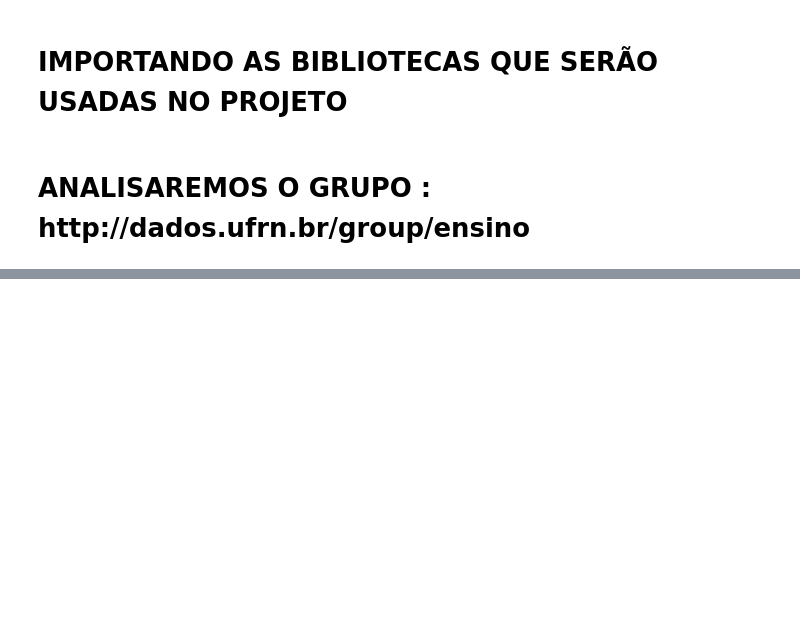
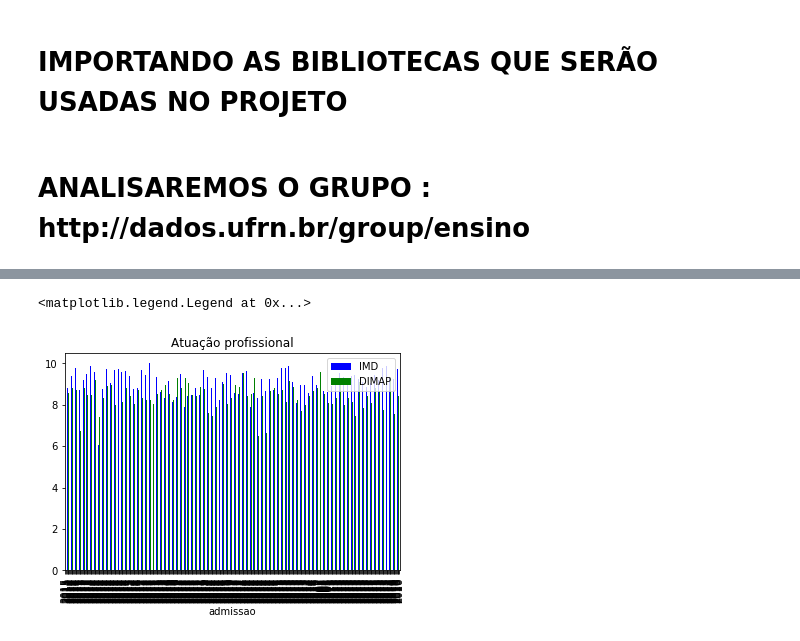
Before and after one commit to natanfernandes/ProjetoProbabilidade, a Jupyter notebook: Projeto Probabilidade(JOÃO).ipynb, the cells around one changed output, grey strips where cells are left out. Drawn from its saved outputs; the diff is of its cells as text; code cells hidden in the pictures; blank space fills up the shorter version.

```diff
--- a/Projeto Probabilidade(JOÃO).ipynb
+++ b/Projeto Probabilidade(JOÃO).ipynb
@@ -121,3 +82,12 @@ docentes_avaliacao_dimap_2017 = docentes_avaliacao_dimap[docentes_avaliacao_dima
 docentes_avaliacao_dimap_2017 = docentes_avaliacao_dimap_2017[~docentes_avaliacao_dimap_2017.id_docente.duplicated()]
 #CONCATENANDO
 avaliacoes_2017 = pd.concat([docentes_avaliacao_dimap_2017, docentes_avaliacao_imd_2017])
+# %%
+admissao_ano_imd = []
+
+for index, value in enumerate(docentes_avaliacao_imd.admissao):
+    dt = datetime.strptime(value, '%Y-%m-%d %H:%M:%S')
+    value = dt.year
+    admissao_ano.append(dt.year)
+
+docentes_avaliacao_imd.admissao = admissao_ano_imd
@@ -124,3 +192,12 @@ avaliacoes_2017 = pd.concat([docentes_avaliacao_dimap_2017, docentes_avaliacao_i
+# %%
+docentes_avaliacao_imd.plot(kind='bar',x='admissao',y=["atuacao_profissional_media", "autoavaliacao_aluno_media"],
+                                title='Atuação profissional',
+                                color=['blue', 'green']).\
+                                    legend(loc='best',
+                               labels=['IMD','DIMAP'])
+# %% [output]
+<matplotlib.legend.Legend at 0x...>
+[figure, added]
 # %%
 avaliacoes_dimap = pd.concat([docentes_avaliacao_dimap_2013,docentes_avaliacao_dimap_2014,docentes_avaliacao_dimap_2015,docentes_avaliacao_dimap_2016,docentes_avaliacao_dimap_2017])
 avaliacoes_imd = pd.concat([docentes_avaliacao_imd_2013,docentes_avaliacao_imd_2014,docentes_avaliacao_imd_2015,docentes_avaliacao_imd_2016,docentes_avaliacao_imd_2017])
```
Also changed, not shown: parts of 12 cells of this notebook.
